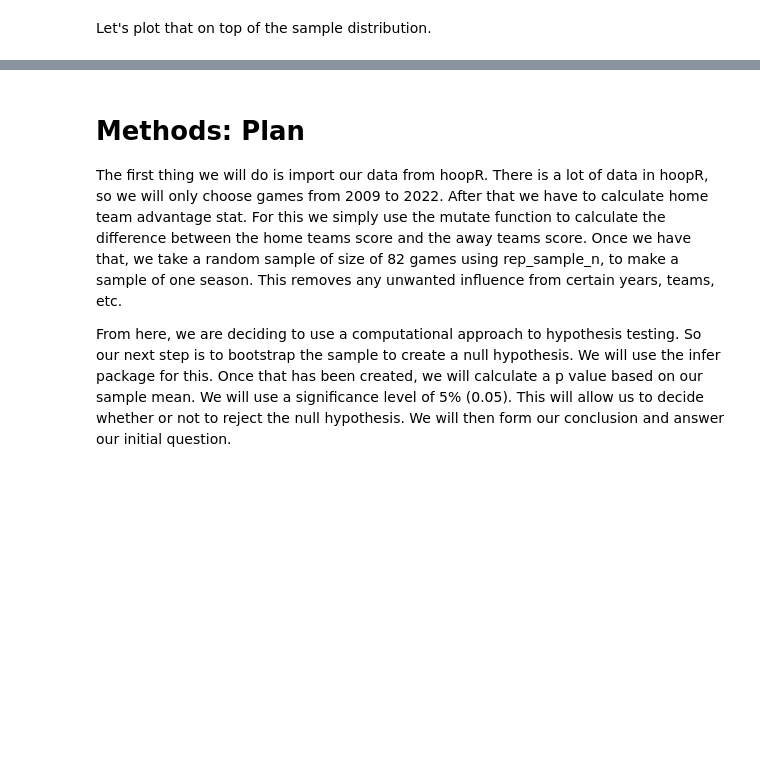
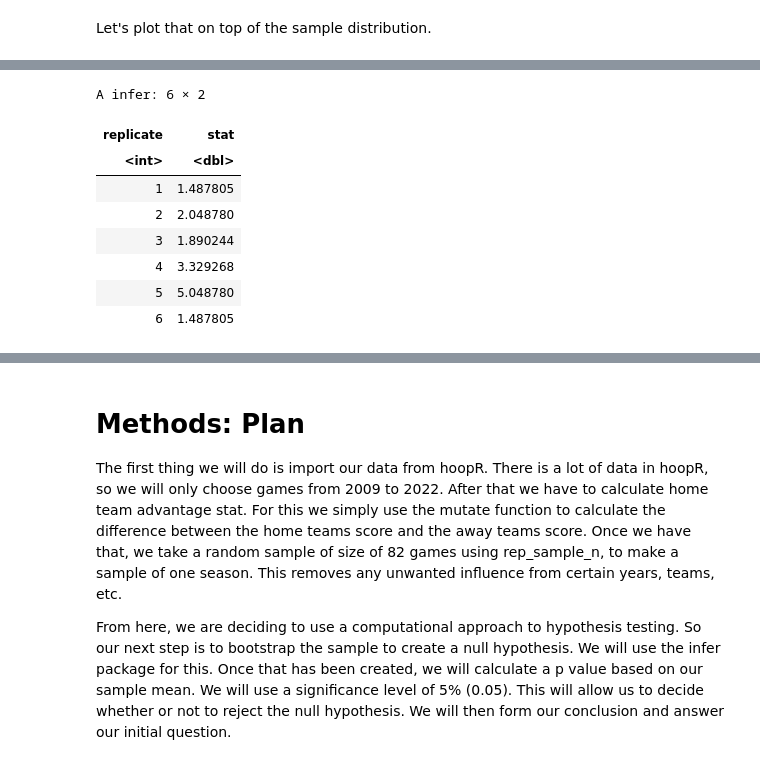
Before and after one commit to leowang801/home-court-advantage, a Jupyter notebook: group_47_project.ipynb, the cells around one changed output, grey strips where cells are left out. Drawn from its saved outputs; the diff is of its cells as text; code cells hidden in the pictures; blank space fills up the shorter version.

```diff
--- a/group_47_project.ipynb
+++ b/group_47_project.ipynb
@@ -127,0 +129,20 @@ sample_dist_with_mean
+# %%
+set.seed(1)
+# Create a boostrap null distribution with 1000 reps [[NOTE: change this number?]]
+null_dist <- sample %>%
+    specify(response = home_margin) %>%
+    hypothesise(null = "point", mu = 0) %>%
+    generate(type = "bootstrap", reps = 1000) %>%
+    calculate(stat = "mean")
+
+head(bootstrap_dist)
+# %% [output]
+A infer: 6 × 2
+| replicate | stat |
+| <int> | <dbl> |
+| 1 | 1.487805 |
+| 2 | 2.048780 |
+| 3 | 1.890244 |
+| 4 | 3.329268 |
+| 5 | 5.048780 |
+| 6 | 1.487805 |
```
Also changed, not shown: parts of 6 cells of this notebook.
